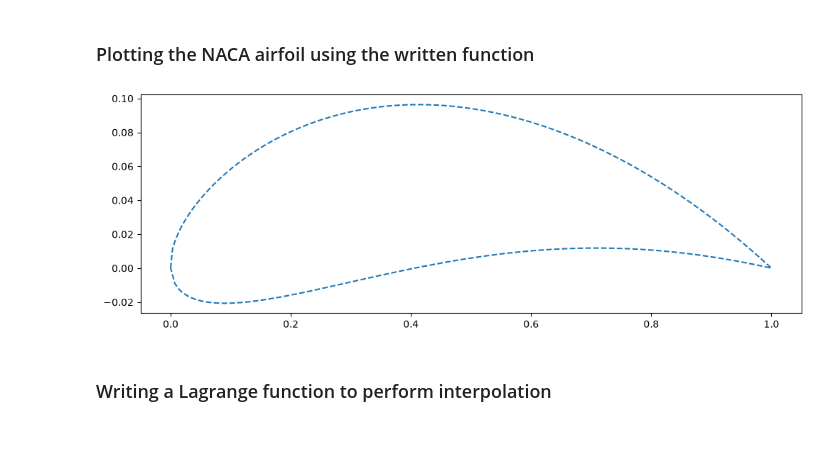
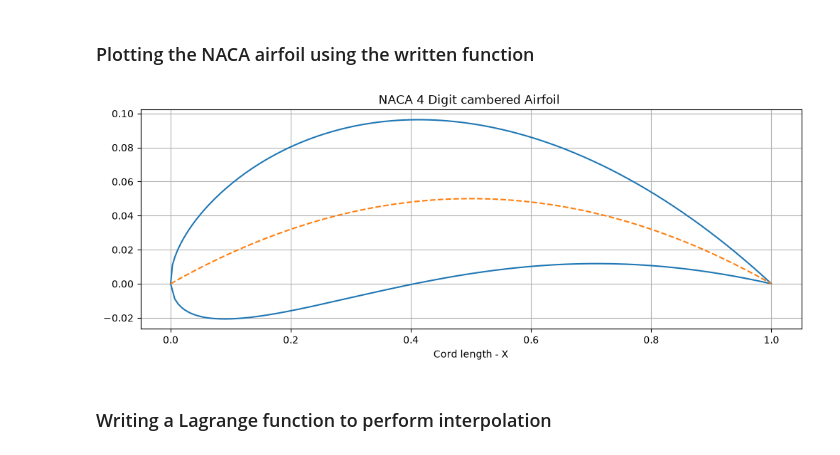
Before and after one commit to Aathi2165/AE801_2026, a Jupyter notebook: SCI_COMP/NACA_Airfoil_approximation.ipynb, the cells around one changed output. Saved outputs shown, nothing was run; the diff lists cells and outputs as text; code cells hidden in the pictures.

```diff
--- a/SCI_COMP/NACA_Airfoil_approximation.ipynb
+++ b/SCI_COMP/NACA_Airfoil_approximation.ipynb
@@ -146,11 +146,15 @@ print(X[200],X[401])
 # %%
 
 import matplotlib.pyplot as mp
 mp.figure(figsize=(12, 4))
-mp.plot(X,Y, '--')
+mp.plot(X,Y)
+mp.plot(x,y_c,'--')
+mp.title('NACA 4 Digit cambered Airfoil ')
+mp.xlabel('Cord length - X')
+mp.grid()
 mp.show()
 # %% [output]
-[figure, old version]
+[figure, new version]
 # %% [markdown]
 ### Writing a Lagrange function to perform interpolation
 # %%
```
Also changed, not shown: parts of 4 cells of this notebook.
